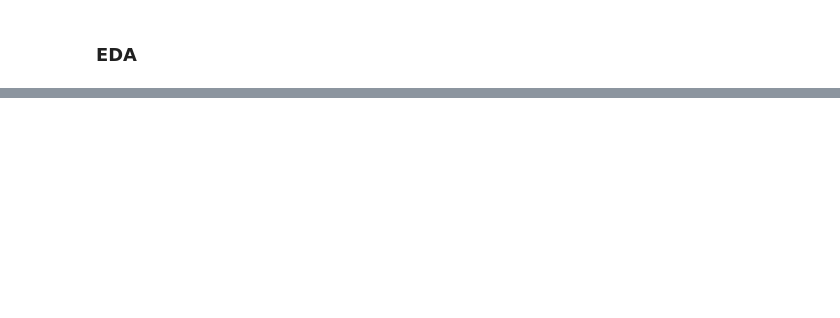
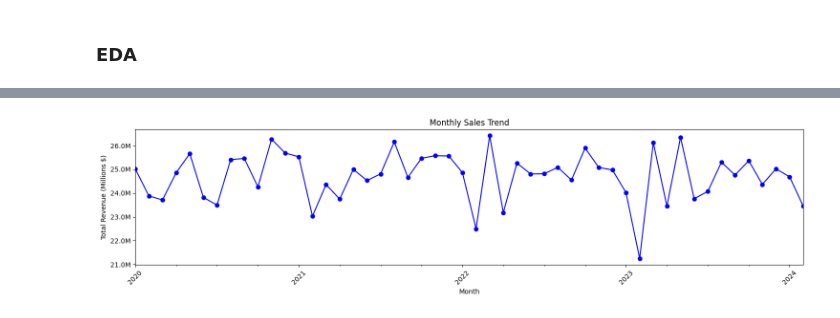
Before and after one commit to Abhirajgautam28/Sales-Analysis, a Jupyter notebook: Python_scripts/Regional_sales_analysis.ipynb, the cells around one changed output, grey strips where cells are left out. Cells and saved outputs as stored; diff of their text form; code cells hidden in the pictures; blank space fills up the shorter version.

```diff
--- a/Python_scripts/Regional_sales_analysis.ipynb
+++ b/Python_scripts/Regional_sales_analysis.ipynb
@@ -580,3 +580,6 @@ df.head(10)
 | 7 | SO - 0009909 | 2020-01-01 | State Ltd | Wholesale | Product 25 | 10 | 1045.2 | 10452.0 | ... |
 | 8 | SO - 0001912 | 2020-01-01 | Lazzy Group | Wholesale | Product 13 | 5 | 3852.5 | 19262.5 | ... |
 | 9 | SO - 0002683 | 2020-01-01 | Zooveo Company | Export | Product 14 | 12 | 2914.5 | 34974.0 | ... |
+# %%
+monthly_sales = df.groupby('order_month')['revenue'].sum()
+monthly_sales
@@ -582,0 +604,18 @@ df.head(10)
+# %%
+plt.figure(figsize=(15,4))
+monthly_sales.plot(marker = 'o', color = 'blue')
+
+from matplotlib.ticker import FuncFormatter
+formatter = FuncFormatter(lambda x, pos: f'{x/1e6:.1f}M')
+plt.gca().yaxis.set_major_formatter(formatter)
+
+plt.title('Monthly Sales Trend')
+plt.xlabel('Month')
+plt.ylabel('Total Revenue (Millions $)')
+
+plt.xticks(rotation=45)
+
+plt.tight_layout()
+plt.show()
+# %% [output]
+[figure, added]
```
Also changed, not shown: parts of 1 cell of this notebook.
